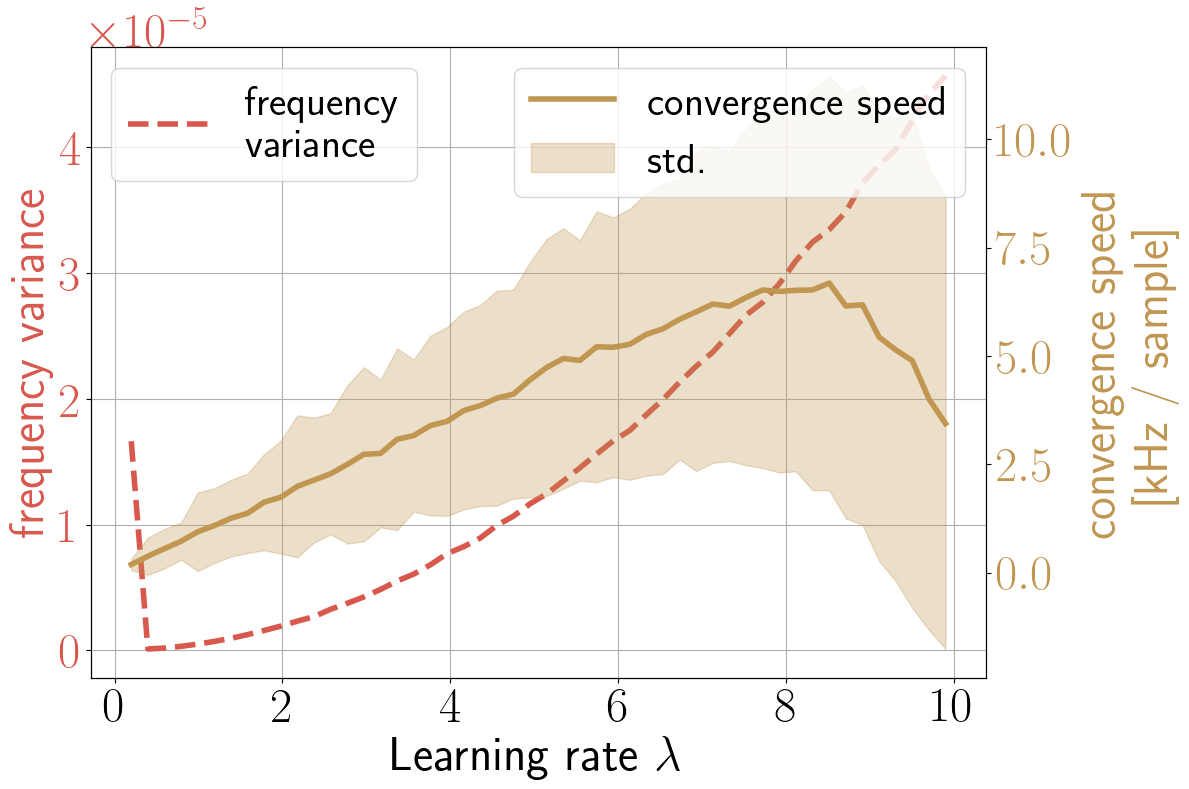
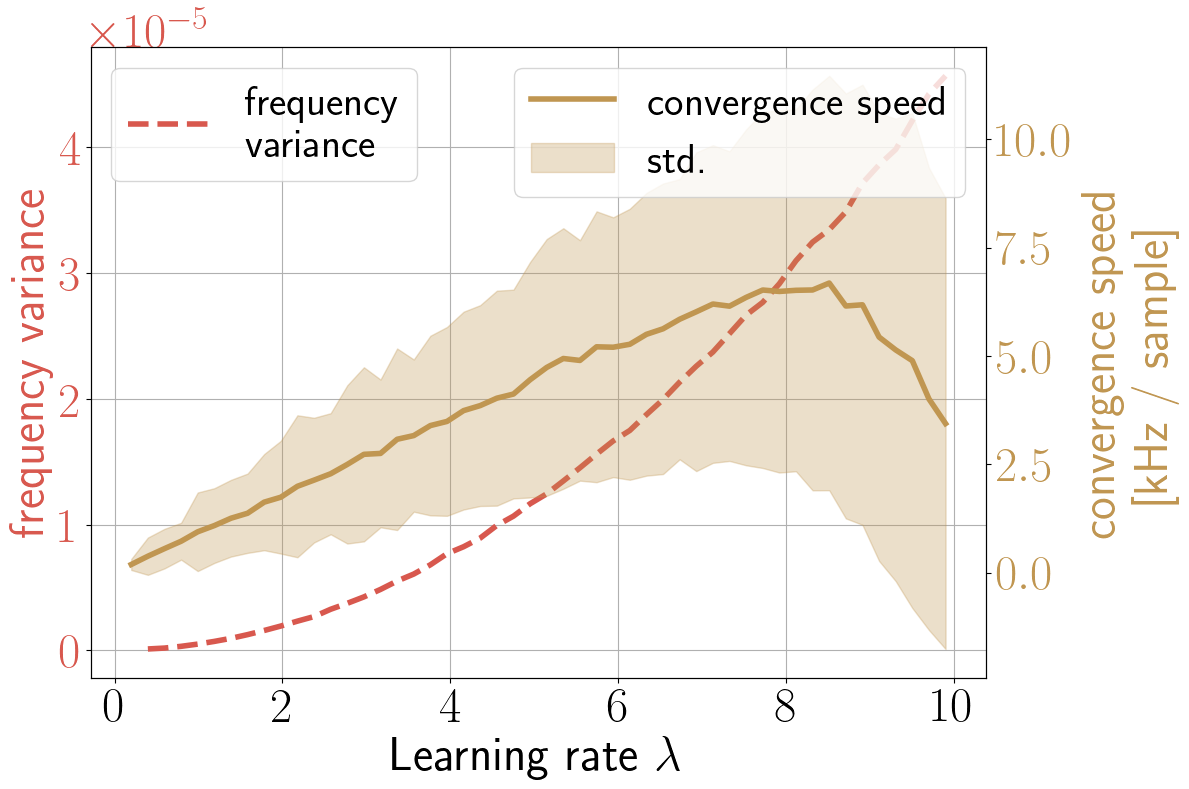
The change to this notebook cell's code, shown as a diff; its figure went from the first image to the second:
--- before
+++ after
@@ -7,24 +7,7 @@
 fig, ax = plt.subplots(1)
 
-# ax.plot(lambda_bins[1:], exp4_hann.rmse_binned[1:] * freq_scale, label="oscillators error", c="C0")
-# ax.set_xlabel("Learning rate $\lambda$")
-# ax.set_ylabel("Error [kHz]", c="C0")
-# # ax.set_xscale('log')
-# ax.xaxis.set_major_formatter(mticker.ScalarFormatter())
-# # ax.ticklabel_format(scilimits=(0, 101))
-# ax.tick_params(axis='y', labelcolor="C0")
-
-# secay = ax.secondary_yaxis(
-#     -0.15,
-#     functions=(
-#         lambda x: fmcw.get_range_from_freq(x * freq_scale**-1, negative=True) * range_scale,  # kHz → cm
-#         lambda x: fmcw.get_freq_from_range(x * range_scale**-1) * freq_scale   # m → kHz (inverse)
-#     )
-# )
-# secay.set_ylabel("Error [cm]", c="C0")
-# secay.tick_params(axis='y', labelcolor="C0")
-
-ax2 = ax#.twinx()
-ax2.plot(lambda_bins, exp4_hann.frequency_variance_binned, 
+ax2 = ax
+# the first sample represents a case where the simulation time in not long enough 
+ax2.plot(lambda_bins[1:], exp4_hann.frequency_variance_binned[1:], 
          c="C1", 
          linestyle="--",

Commit: updated to latest data